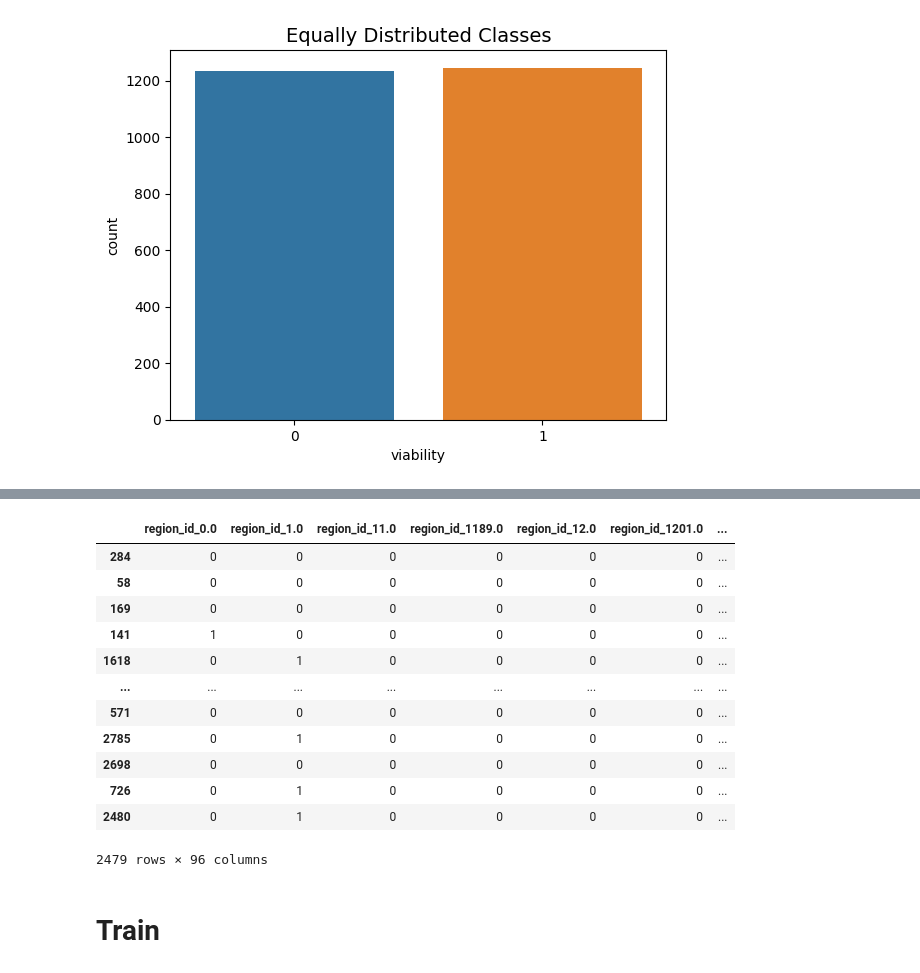
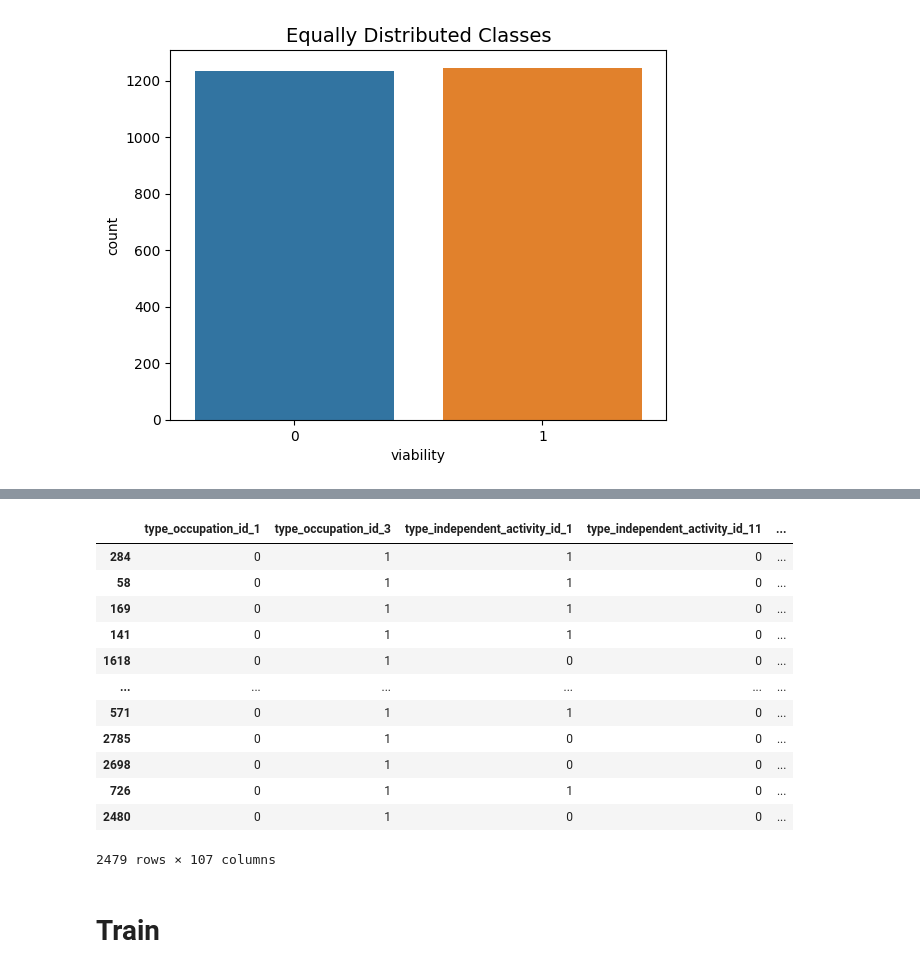
Before and after one commit to alejomaar/habi, a Jupyter notebook: prediction.ipynb, the cells around one changed output, grey strips where cells are left out. Saved outputs shown, nothing was run; the diff lists cells and outputs as text; code cells hidden in the pictures.

```diff
--- a/prediction.ipynb
+++ b/prediction.ipynb
@@ -164,2 +159,0 @@ habi_df['date_exp_token'] = habi_df['date_exp_token'].fillna(method='ffill')
-# %%
-habi_df['date_exp_token'] = pd.to_datetime(habi_df['date_exp_token'])
@@ -166,7 +162,16 @@ habi_df['date_exp_token'] = pd.to_datetime(habi_df['date_exp_token'])
+# %%
+habi_df['birth_date'] = pd.to_datetime(habi_df['birth_date'],format='mixed',errors='coerce')
+habi_df['birth_date'] = habi_df['birth_date'].fillna(habi_df['birth_date'].median())
 # %%
 habi_df['year_exp_token'] = pd.to_datetime(habi_df['date_exp_token']).dt.year
 habi_df['month_exp_token'] = pd.to_datetime(habi_df['date_exp_token']).dt.month
 habi_df['day_exp_token'] = pd.to_datetime(habi_df['date_exp_token']).dt.day
+
+habi_df['year_birth'] = pd.to_datetime(habi_df['birth_date']).dt.year
+habi_df['month_birth'] = pd.to_datetime(habi_df['birth_date']).dt.month
+habi_df['day_birth'] = pd.to_datetime(habi_df['birth_date']).dt.day
+
+habi_df = habi_df.drop(columns=['birth_date','date_exp_token'])
 # %%
 sns.heatmap(habi_df.isnull(),yticklabels=False,cbar=False,cmap='viridis')
 # %% [output]
@@ -306,18 +308,18 @@ new_df
 # %%
-ohe = pd.get_dummies(new_df[['region_id','name.1','is_tax_return','type_occupation_id','type_independent_activity_id','year_exp_token','month_exp_token','day_exp_token']].astype(str)).astype(int)
+ohe = pd.get_dummies(new_df[['type_occupation_id','type_independent_activity_id','is_tax_return','region_id','name','activity_code','name.1','year_exp_token','month_exp_token','day_exp_token']].astype(str)).astype(int)
 ohe
 # %% [output]
-|  | region_id_0.0 | region_id_1.0 | region_id_11.0 | region_id_1189.0 | region_id_12.0 | region_id_1201.0 | ... |
-| 284 | 0 | 0 | 0 | 0 | 0 | 0 | ... |
-| 58 | 0 | 0 | 0 | 0 | 0 | 0 | ... |
-| 169 | 0 | 0 | 0 | 0 | 0 | 0 | ... |
-| 141 | 1 | 0 | 0 | 0 | 0 | 0 | ... |
-| 1618 | 0 | 1 | 0 | 0 | 0 | 0 | ... |
-| ... | ... | ... | ... | ... | ... | ... | ... |
-| 571 | 0 | 0 | 0 | 0 | 0 | 0 | ... |
-| 2785 | 0 | 1 | 0 | 0 | 0 | 0 | ... |
-| 2698 | 0 | 0 | 0 | 0 | 0 | 0 | ... |
-| 726 | 0 | 1 | 0 | 0 | 0 | 0 | ... |
-| 2480 | 0 | 1 | 0 | 0 | 0 | 0 | ... |
+|  | type_occupation_id_1 | type_occupation_id_3 | type_independent_activity_id_1 | type_independent_activity_id_11 | ... |
+| 284 | 0 | 1 | 1 | 0 | ... |
+| 58 | 0 | 1 | 1 | 0 | ... |
+| 169 | 0 | 1 | 1 | 0 | ... |
+| 141 | 0 | 1 | 1 | 0 | ... |
+| 1618 | 0 | 1 | 0 | 0 | ... |
+| ... | ... | ... | ... | ... | ... |
+| 571 | 0 | 1 | 1 | 0 | ... |
+| 2785 | 0 | 1 | 0 | 0 | ... |
+| 2698 | 0 | 1 | 0 | 0 | ... |
+| 726 | 0 | 1 | 1 | 0 | ... |
+| 2480 | 0 | 1 | 0 | 0 | ... |
-2479 rows × 96 columns
+2479 rows × 107 columns
 # %%
```
Also changed, not shown: parts of 31 cells of this notebook, 1 other file.
